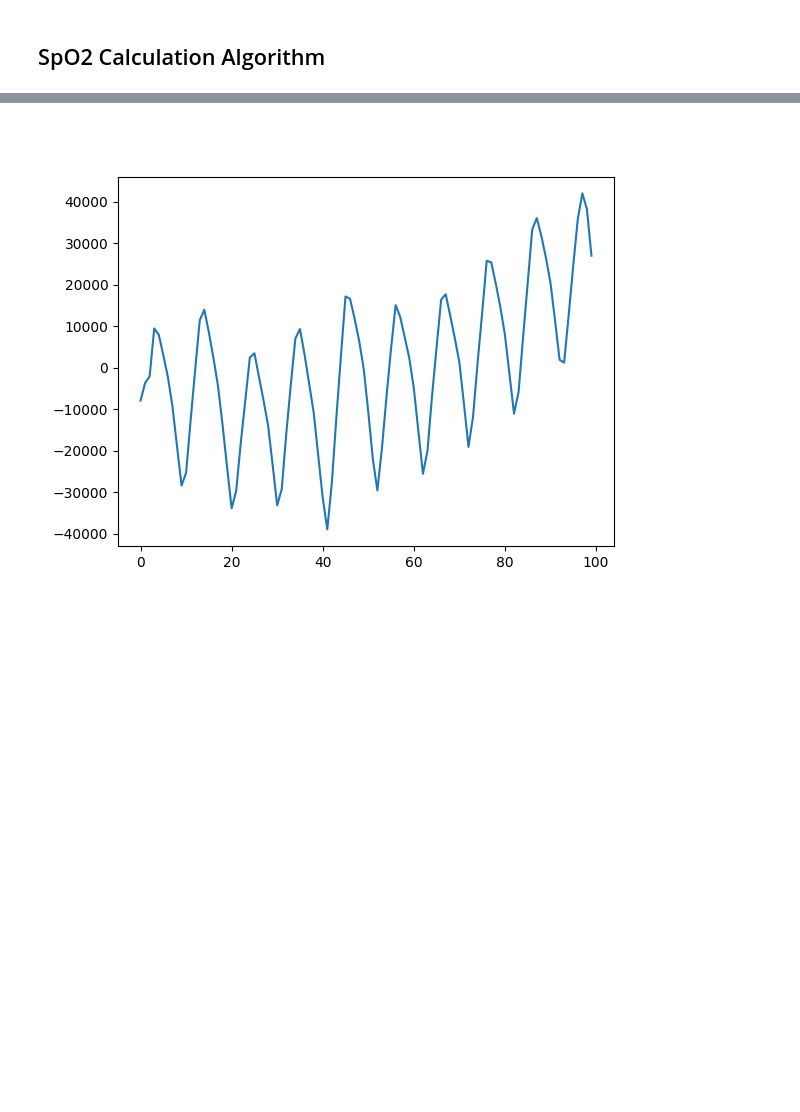
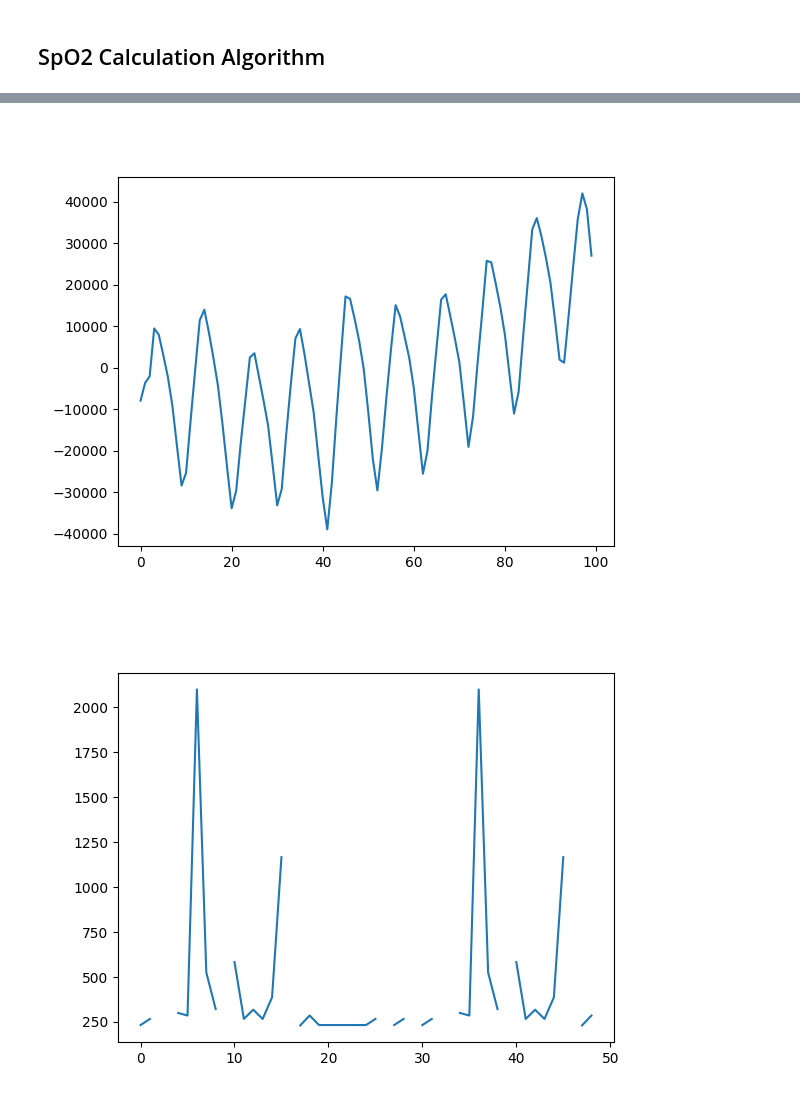
Before and after one commit to Audacity1213/tfo_masimo, a Jupyter notebook: notebooks/presentation_notebook.ipynb, the cells around one changed output, grey strips where cells are left out. Drawn from its saved outputs; the diff is of its cells as text; code cells hidden in the pictures; blank space fills up the shorter version.

Commit message:
Added heartrate and sp02 calculation

```diff
--- a/notebooks/presentation_notebook.ipynb
+++ b/notebooks/presentation_notebook.ipynb
@@ -27,6 +27,8 @@ plt.plot(ir)
 temp_rd = []
 temp_ir = []
 plot_indices = [1]
+heart_rate = []
+spo2 = []
 SF_spo2 = 25
 BUFFER_SIZE = SF_spo2 * 4
 
@@ -110,6 +112,17 @@ def find_peaks(peak_locs, an_x, size, min_height, min_distance, max_num_peaks) -
 # %% [markdown]
 ## SpO2 Calculation Algorithm
 # %%
+uch_spo2_table = [95, 95, 95, 96, 96, 96, 97, 97, 97, 97, 97, 98, 98, 98, 98, 98, 99, 99, 99, 99,
+                    99, 99, 99, 99, 100, 100, 100, 100, 100, 100, 100, 100, 100, 100, 100, 100, 100, 100, 100, 100,
+                    100, 100, 100, 100, 99, 99, 99, 99, 99, 99, 99, 99, 98, 98, 98, 98, 98, 98, 97, 97,
+                    97, 97, 96, 96, 96, 96, 95, 95, 95, 94, 94, 94, 93, 93, 93, 92, 92, 92, 91, 91,
+                    90, 90, 89, 89, 89, 88, 88, 87, 87, 86, 86, 85, 85, 84, 84, 83, 82, 82, 81, 81,
+                    80, 80, 79, 78, 78, 77, 76, 76, 75, 74, 74, 73, 72, 72, 71, 70, 69, 69, 68, 67,
+                    66, 66, 65, 64, 63, 62, 62, 61, 60, 59, 58, 57, 56, 56, 55, 54, 53, 52, 51, 50,
+                    49, 48, 47, 46, 45, 44, 43, 42, 41, 40, 39, 38, 37, 36, 35, 34, 33, 31, 30, 29,
+                    28, 27, 26, 25, 23, 22, 21, 20, 19, 17, 16, 15, 14, 12, 11, 10, 9, 7, 6, 5,
+                    3, 2, 1]
+
 for i in range(len(ir_buffs)):
     rd_buff = rd_buffs[i]
     ir_buff = ir_buffs[i]
@@ -144,4 +157,74 @@ for i in range(len(ir_buffs)):
     # Find valleys in IR data (15 max)
     ir_valley_locs = np.zeros(15)
     num_peaks = find_peaks(ir_valley_locs, an_x, BUFFER_SIZE, min_peak_height, 4, 15)
+    peak_interval_sum = 0
+
+    if num_peaks >= 2:
+        for j in range(1, num_peaks):
+            peak_interval_sum += ir_valley_locs[j] - ir_valley_locs[j - 1]
+
+        peak_interval_sum = peak_interval_sum / (num_peaks - 1)
+        heart_rate.append(int((SF_spo2 * 60)) / peak_interval_sum)
+
+    # Load raw values for SpO2 algorithm
+    an_x = ir_buff
+    an_y = rd_buff
+
+    ratio_average = 0
+    i_ratio_count = 0
+    an_ratio = np.zeros(5)
+
+    y_dc_max_idx = 0
+    x_dc_max_idx = 0
+    # Find max between two valley locations and use an_ratio between AC component of IR & red and DC component of IR & red for SpO2
+    for j in range(num_peaks - 1):
+        y_dc_max = -16777216
+        x_dc_max = -16777216
+
+        if (ir_valley_locs[j + 1] - ir_valley_locs[j] > 3):
+            ir_valley_locs = np.int_(ir_valley_locs)
+            for k in range(ir_valley_locs[j], ir_valley_locs[j + 1]):
+                if (an_x[k] > x_dc_max):
+                    x_dc_max = an_x[k]
+                    x_dc_max_idx = k
+
+                if (an_y[k] > y_dc_max):
+                    y_dc_max = an_y[k]
+                    y_dc_max_idx = k
+
+            n_y_ac = (an_y[ir_valley_locs[j + 1]] - an_y[ir_valley_locs[j]]) * (y_dc_max_idx - ir_valley_locs[j]) # red
+            n_y_ac = an_y[ir_valley_locs[j]] + n_y_ac / (ir_valley_locs[j + 1] - ir_valley_locs[j])
+            n_y_ac = an_y[y_dc_max_idx] - n_y_ac;                                                                           # subracting linear DC compoenents from raw
+            n_x_ac = (an_x[ir_valley_locs[j + 1]] - an_x[ir_valley_locs[j]]) * (x_dc_max_idx - ir_valley_locs[j]) # ir
+            n_x_ac = an_x[ir_valley_locs[j]] + n_x_ac / (ir_valley_locs[j + 1] - ir_valley_locs[j])
+            n_x_ac = an_x[y_dc_max_idx] - n_x_ac; # subracting linear DC compoenents from raw
+            n_nume = int((n_y_ac * x_dc_max)) >> 7     # prepare X100 to preserve floating value
+            n_denom = int((n_x_ac * y_dc_max)) >> 7
+
+            if (n_denom > 0 and i_ratio_count < 5 and n_nume != 0):
+                an_ratio[i_ratio_count] = (n_nume * 100) / n_denom; # formula is ( n_y_ac *n_x_dc_max) / ( n_x_ac *n_y_dc_max) ;
+                # Note that an_ratio is the actual r' value times 100
+                i_ratio_count += 1
+
+    # Choose median value since PPG value varies from beat to beat
+    an_ratio = an_ratio[:i_ratio_count] # trim array so that sort doesn't consider unused indices (which will be zero)
+    an_ratio.sort()
+    middle_idx = i_ratio_count // 2
+
+    if middle_idx > 1:
+        ratio_average = (an_ratio[middle_idx - 1] + an_ratio[middle_idx]) // 2
+    else:
+        if i_ratio_count > 0:
+            ratio_average = an_ratio[middle_idx]
+
+    if (ratio_average > 2) and (ratio_average < 184):
+        spo2.append(uch_spo2_table[int(ratio_average)])
+
+# Plot heartrate
+plt.figure()
+plt.plot(heart_rate)
+
+# Plot SpO2
+plt.figure()
+plt.plot(spo2)
 # %% [output]
@@ -148,3 +232,4 @@ for i in range(len(ir_buffs)):
 [figure]
 [figure]
 [figure]
+[figure, added]
```
Also changed, not shown: parts of 1 cell of this notebook.
